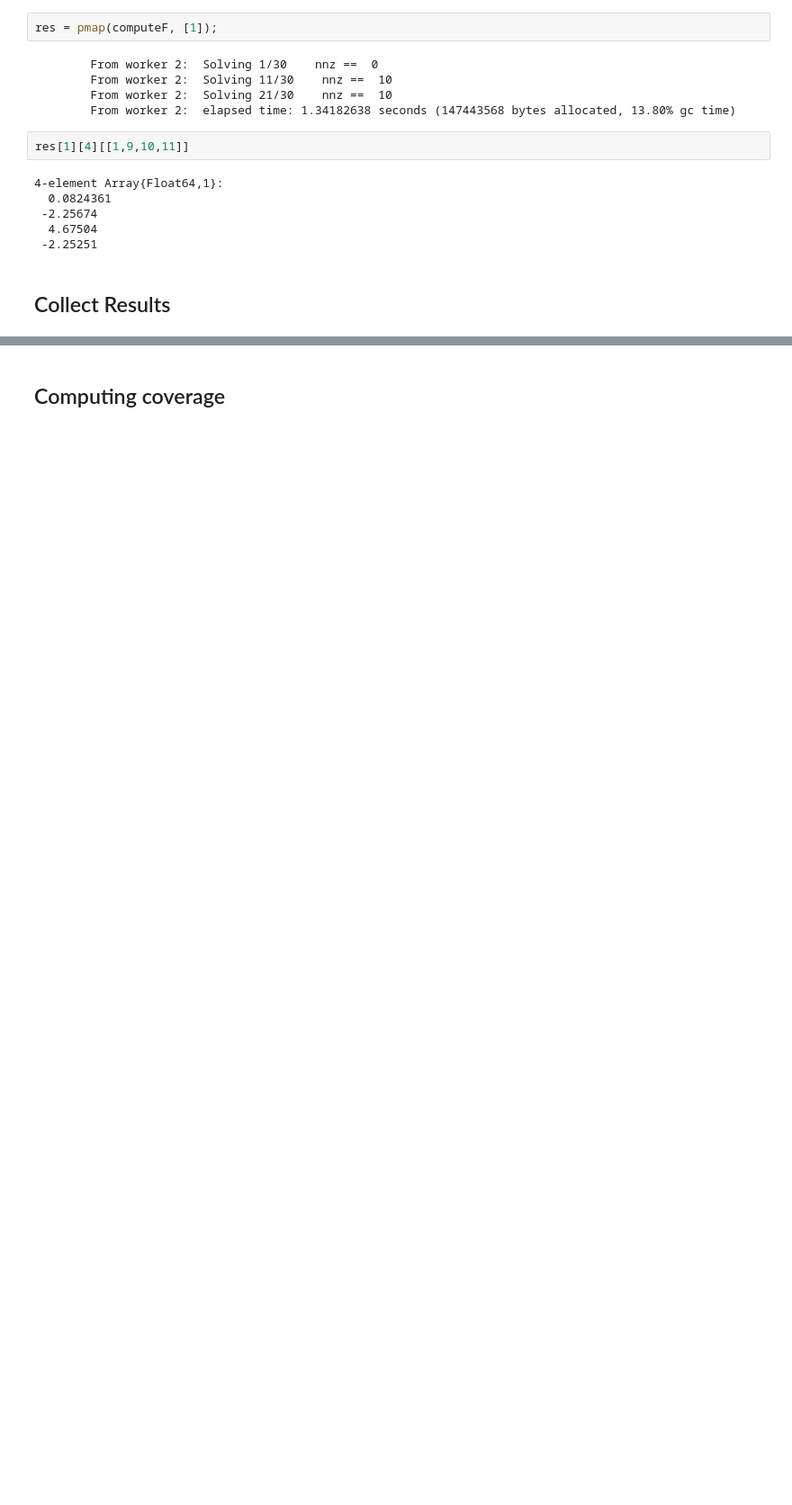
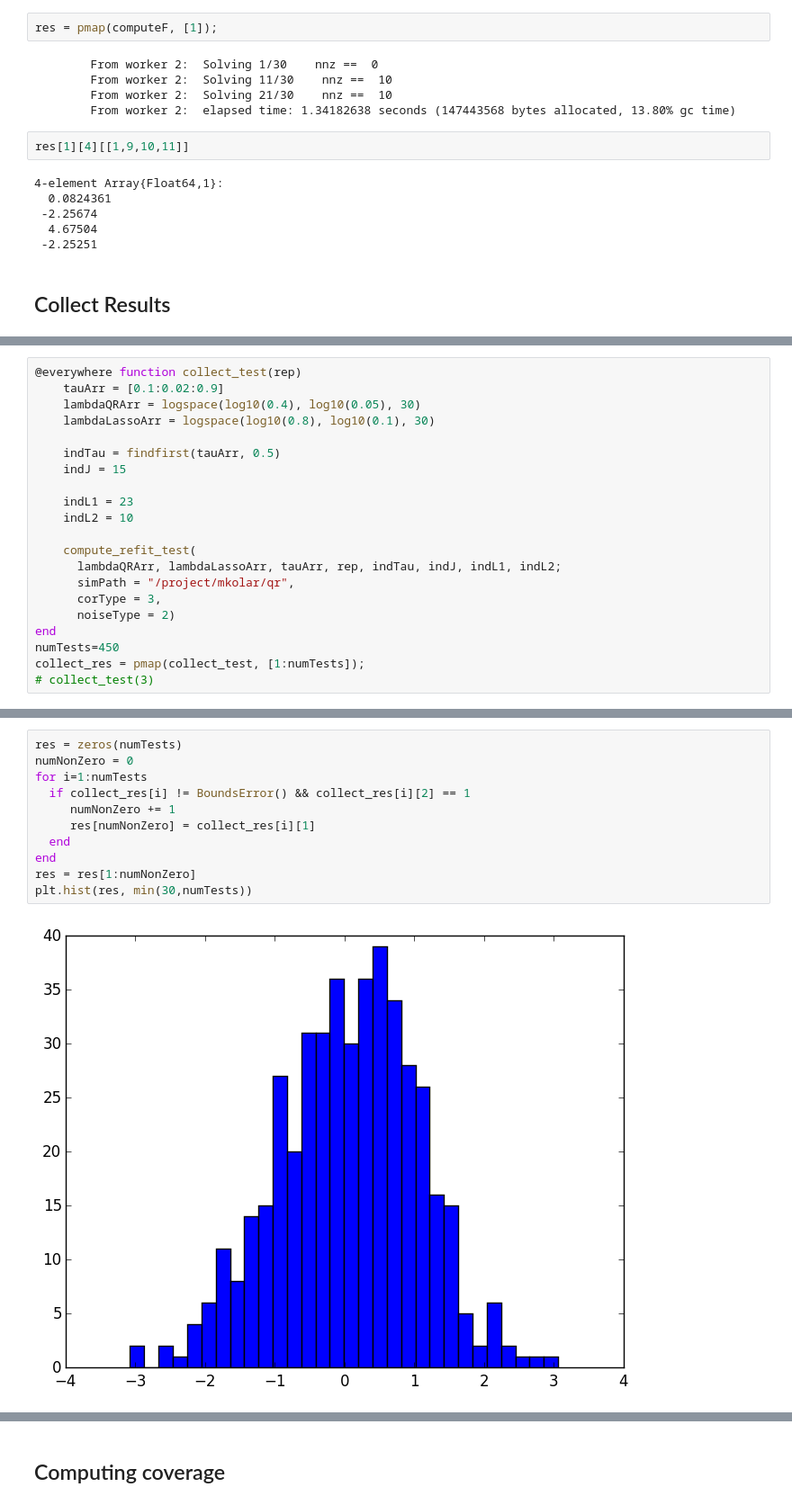
Before and after one commit to mlakolar/QR.jl, a Jupyter notebook: Simulation -- Plot Figures.ipynb, the cells around one changed output, grey strips where cells are left out. Shown: that part at 90% size. Saved outputs shown, nothing was run; the diff lists cells and outputs as text; blank space fills up the shorter version.

Commit message:
plotting histograms

```diff
--- a/Simulation -- Plot Figures.ipynb
+++ b/Simulation -- Plot Figures.ipynb
@@ -207,0 +315,21 @@ end
+# %%
+@everywhere function collect_test(rep)
+    tauArr = [0.1:0.02:0.9]
+    lambdaQRArr = logspace(log10(0.4), log10(0.05), 30)
+    lambdaLassoArr = logspace(log10(0.8), log10(0.1), 30)
+
+    indTau = findfirst(tauArr, 0.5)
+    indJ = 15
+
+    indL1 = 23
+    indL2 = 10
+
+    compute_refit_test(
+      lambdaQRArr, lambdaLassoArr, tauArr, rep, indTau, indJ, indL1, indL2;
+      simPath = "/project/mkolar/qr",
+      corType = 3,
+      noiseType = 2)
+end
+numTests=450
+collect_res = pmap(collect_test, [1:numTests]);
+# collect_test(3)
@@ -207,0 +354,13 @@ end
+# %%
+res = zeros(numTests)
+numNonZero = 0
+for i=1:numTests
+  if collect_res[i] != BoundsError() && collect_res[i][2] == 1
+     numNonZero += 1
+     res[numNonZero] = collect_res[i][1]
+  end
+end
+res = res[1:numNonZero]
+plt.hist(res, min(30,numTests))
+# %% [output]
+[figure, added]
```
Also changed, not shown: parts of 31 cells of this notebook, 2 other files.
